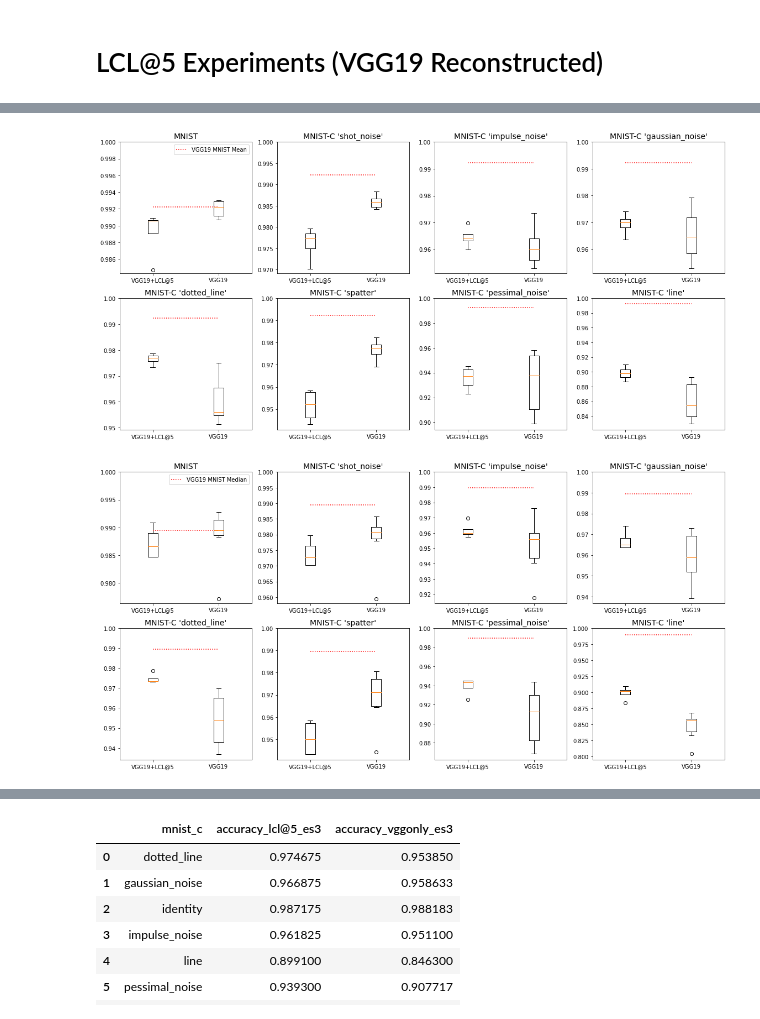
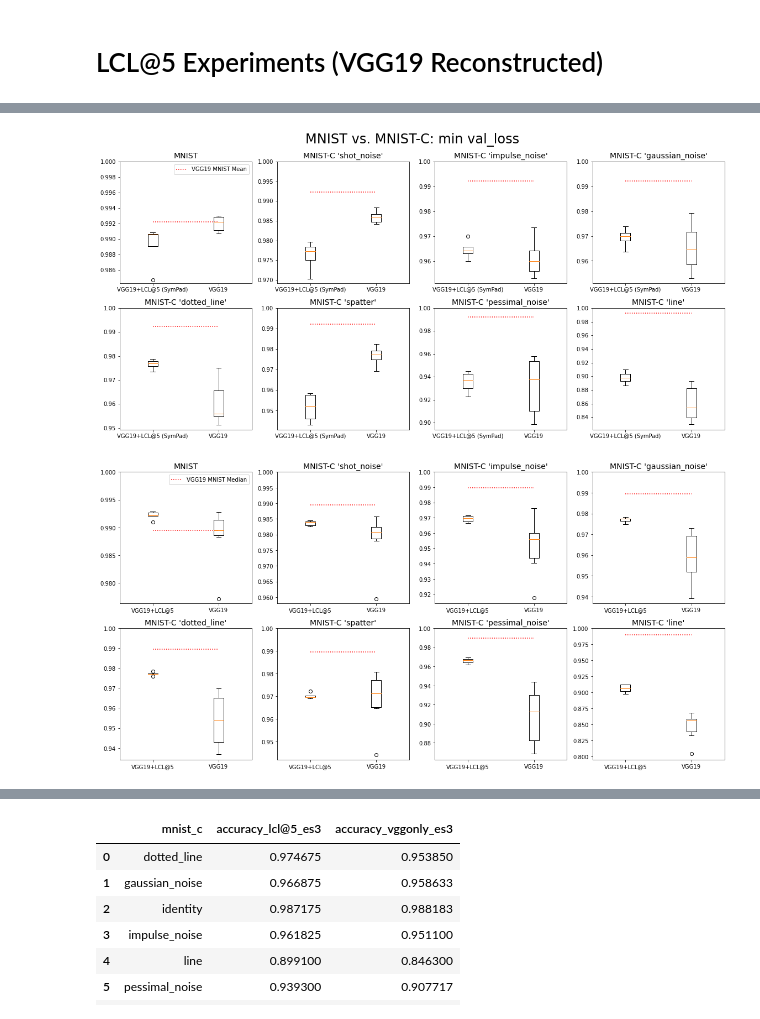
Before and after one commit to edualc/mt_object_recognition, a Jupyter notebook: ExperimentOverview.ipynb, the cells around one changed output, grey strips where cells are left out. Saved outputs shown, nothing was run; the diff lists cells and outputs as text; code cells hidden in the pictures.

Commit message:
cleanup experiment evaluation CSVs and notebooks

```diff
--- a/ExperimentOverview.ipynb
+++ b/ExperimentOverview.ipynb
@@ -30,9 +30,9 @@ VGG+LCL
 Validation Accuracy:    Mean: 0.9899    Std.: 0.0014
    MNIST-C Accuracy:    Mean: 0.8732    Std.: 0.0173
 # %%
-df_a = pd.read_csv('wandb_vggonly.csv')
-df_b = pd.read_csv('wandb_vgglcl.csv')
-df_c = pd.read_csv('wandb_vgg16lcl.csv')
+df_a = pd.read_csv('experiment__vgg19_vs_vgg19LCL/wandb_vggonly.csv')
+df_b = pd.read_csv('experiment__vgg19_vs_vgg19LCL/wandb_vgglcl.csv')
+df_c = pd.read_csv('experiment__vgg19_vs_vgg19LCL/wandb_vgg16lcl.csv')
 
 df_c.head()
 # %% [output]
@@ -403,4 +403,5 @@ VGG19+LCL      90               90        90
 # %%
+"""
 df_mean = df.groupby(['mnist_c_variant', 'experiment']).mean()['accuracy']
 df_std = df.groupby(['mnist_c_variant', 'experiment']).std()['accuracy']
 
@@ -428,6 +429,9 @@ d,e,f = filter_vgg_lcl(df_std, 'std')
 
 
 dfx = pd.merge(pd.merge(pd.merge(a,b), pd.merge(c,d)),pd.merge(e,f))
+dfx.to_csv('experiment_summary__vgg19_vs_vgg19LCL.csv', index=False)
+"""
+dfx = pd.read_csv('experiment_summary__vgg19_vs_vgg19LCL.csv')
 dfx
 # %% [output]
 |  | mnist_c | accuracy_lcl | accuracy_vgg | accuracy_lcl16 | std_lcl | std_vgg | std_lcl16 |
@@ -457,7 +461,7 @@ fig, axs = plt.subplots(3,5, figsize=(5*plot_size,3*plot_size))
 
 for y in range(5):
     for x in range(3):
-        dfix = y+3*x
+        dfix = y+5*x
         row = dfx.iloc[dfix,:]
         df_i = df[df['mnist_c_variant'] == row['mnist_c']]
 
@@ -474,26 +478,41 @@ for y in range(5):
 # %% [markdown]
 # LCL@5 Experiments (VGG19 Reconstructed)
 # %%
-a = pd.read_csv('mnist_c__vgg19r_lcl534.csv')
+"""
+a = pd.read_csv('experiment__vgg19r_lcl5/mnist_c__vgg19r_lcl534.csv')
 a['experiment'] = 'lcl@5'
-b = pd.read_csv('mnist_c__vgg19r_lcl5012.csv')
+b = pd.read_csv('experiment__vgg19r_lcl5/mnist_c__vgg19r_lcl5012.csv')
 b['experiment'] = 'lcl@5'
 df_lclr = a.append(b)
 
-a = pd.read_csv('mnist_c__vgg19r_lcl5__es3012.csv')
+a = pd.read_csv('experiment__vgg19r_lcl5/mnist_c__vgg19r_lcl5__es3012.csv')
 a['experiment'] = 'lcl@5_es3'
-b = pd.read_csv('mnist_c__vgg19r_lcl5__es334.csv')
+b = pd.read_csv('experiment__vgg19r_lcl5/mnist_c__vgg19r_lcl5__es334.csv')
 b['experiment'] = 'lcl@5_es3'
 df_lclr = df_lclr.append(a.append(b))
 
-a = pd.read_csv('mnist_c__vggonly012.csv')
+a = pd.read_csv('experiment__vgg19r_lcl5/mnist_c__vggonly012.csv')
 a['experiment'] = 'vggonly'
-b = pd.read_csv('mnist_c__vggonly345.csv')
+b = pd.read_csv('experiment__vgg19r_lcl5/mnist_c__vggonly345.csv')
 b['experiment'] = 'vggonly'
 df_lclr = df_lclr.append(a.append(b))
 
 a = pd.read_csv('experiment__vgg19_vs_vgg19LCL/mnist_c__vggonly.csv')
 a['experiment'] = 'vggonly_es3'
 df_lclr = df_lclr.append(a)
+
+
+a = pd.read_csv('experiment__vgg19r_lcl5/mnist_c__vgg19r_lcl5_lr1e4.csv')
+a['experiment'] = 'vgg19r_lcl5_lr1e4'
+df_lclr = df_lclr.append(a)
+
+a = pd.read_csv('experiment__vgg19r_lcl5/mnist_c__vgg19r_lcl5_lr3e4.csv')
+a['experiment'] = 'vgg19r_lcl5_lr3e4'
+df_lclr = df_lclr.append(a)
+
+df_lclr = df_lclr[df_lclr.columns[1:]]
+df_lclr.to_csv('experiment_summary__vgg19r_lcl5.csv', index=False)
+"""
+df_lclr = pd.read_csv('experiment_summary__vgg19r_lcl5.csv')
 df_lclr
 # %% [output]
@@ -576,39 +608,42 @@ Name: accuracy, dtype: float64
 # %%
 import matplotlib.pyplot as plt
 
+"""
 plot_size = 4
 font_size = 14
 fig, axs = plt.subplots(2, 4, figsize=(4*plot_size, 2*plot_size))
 
 #variants = ['identity', 'line', 'dotted_line', 'spatter', 'pessimal_noise', 'gaussian_noise', 'impulse_noise', 'shot_noise']
 variants = ['identity', 'shot_noise', 'impulse_noise', 'gaussian_noise', 'dotted_line', 'spatter', 'pessimal_noise', 'line']
 
 for y in range(4):
     for x in range(2):
         dfix = y+4*x
         df_i = df_lclr[df_lclr['mnist_c_variant'] == variants[dfix]]
 
         vgg19_lcl5 = df_i[df_i['experiment'] == 'lcl@5']['accuracy'].to_numpy()
         vggonly = df_i[df_i['experiment'] == 'vggonly']['accuracy'].to_numpy()
 
         if variants[dfix] == 'identity':
             axs[x,y].set_title("MNIST", fontdict={'fontsize': font_size})
         else:
             axs[x,y].set_title("MNIST-C '" + variants[dfix] + "'", fontdict={'fontsize': font_size})
 
         axs[x,y].boxplot([vgg19_lcl5, vggonly])
-        axs[x,y].set_xticklabels(['VGG19+LCL@5', 'VGG19'])
+        axs[x,y].set_xticklabels(['VGG19+LCL@5 (SymPad)', 'VGG19'])
 
         locs = axs[x,y].get_xticks()
         axs[x,y].plot(locs, [0.99225 for x in locs], ':r', label='VGG19 MNIST Mean')
 
         axs[x,y].set_ylim(top=1)
 
 
 axs[0,0].legend()
+plt.suptitle('MNIST vs. MNIST-C: min val_loss', fontsize=24)
 plt.tight_layout()
+"""
 # %% [output]
-[figure, old version]
+[figure, new version]
 # %%
 import matplotlib.pyplot as plt
 
@@ -626,13 +661,21 @@ for y in range(4):
 
         vgg19_lcl5 = df_i[df_i['experiment'] == 'lcl@5_es3']['accuracy'].to_numpy()
         vggonly = df_i[df_i['experiment'] == 'vggonly_es3']['accuracy'].to_numpy()
+        vgg19r_lcl5_1e4 = df_i[df_i['experiment'] == 'vgg19r_lcl5_lr1e4']['accuracy'].to_numpy()
+        vgg19r_lcl5_3e4 = df_i[df_i['experiment'] == 'vgg19r_lcl5_lr3e4']['accuracy'].to_numpy()
 
         if variants[dfix] == 'identity':
             axs[x,y].set_title("MNIST", fontdict={'fontsize': font_size})
         else:
             axs[x,y].set_title("MNIST-C '" + variants[dfix] + "'", fontdict={'fontsize': font_size})
 
-        axs[x,y].boxplot([vgg19_lcl5, vggonly])
+        """
+        # All 4 Variants (old, lcl1e-4, lcl3e-4, vgg19) compared
+        axs[x,y].boxplot([vgg19_lcl5, vgg19r_lcl5_1e4, vgg19r_lcl5_3e4, vggonly])
+        axs[x,y].set_xticklabels(['LCL@5\n(SymPad)', 'LCL@5\n(LR 1e-4)', 'LCL@5\n(LR 3e-4)', 'VGG19'])
+        """
+        # final comparison LCL@5 vs VGG19
+        axs[x,y].boxplot([vgg19r_lcl5_1e4, vggonly])
         axs[x,y].set_xticklabels(['VGG19+LCL@5', 'VGG19'])
 
         locs = axs[x,y].get_xticks()
@@ -642,7 +685,6 @@ for y in range(4):
 
 
 axs[0,0].legend()
-#plt.suptitle('VGG19 vs. VGG19 + LCL@5 on various MNIST-C tasks', fontsize=24)
 plt.tight_layout()
 # %% [output]
-[figure, old version]
+[figure, new version]
```
Also changed, not shown: parts of 9 cells of this notebook, 13 other files.
